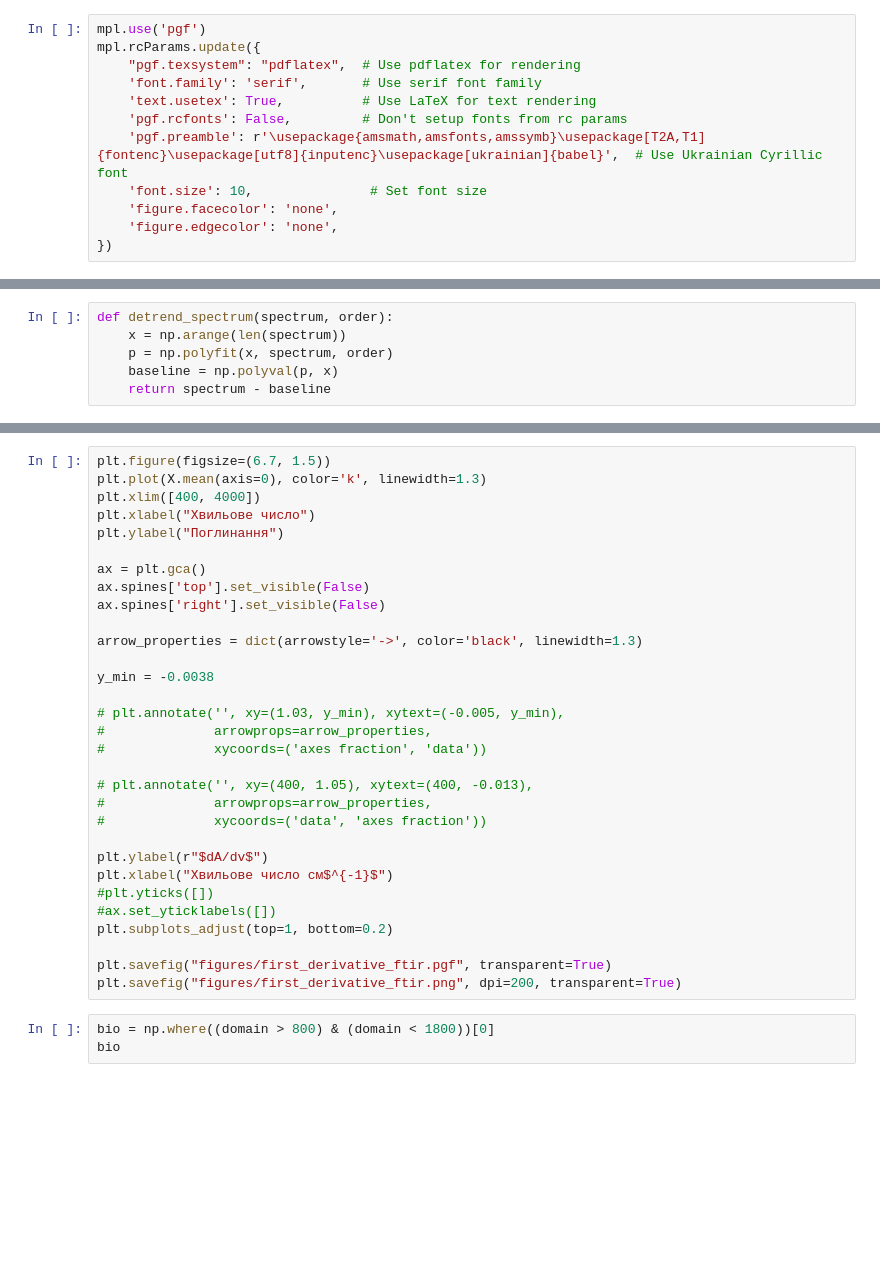
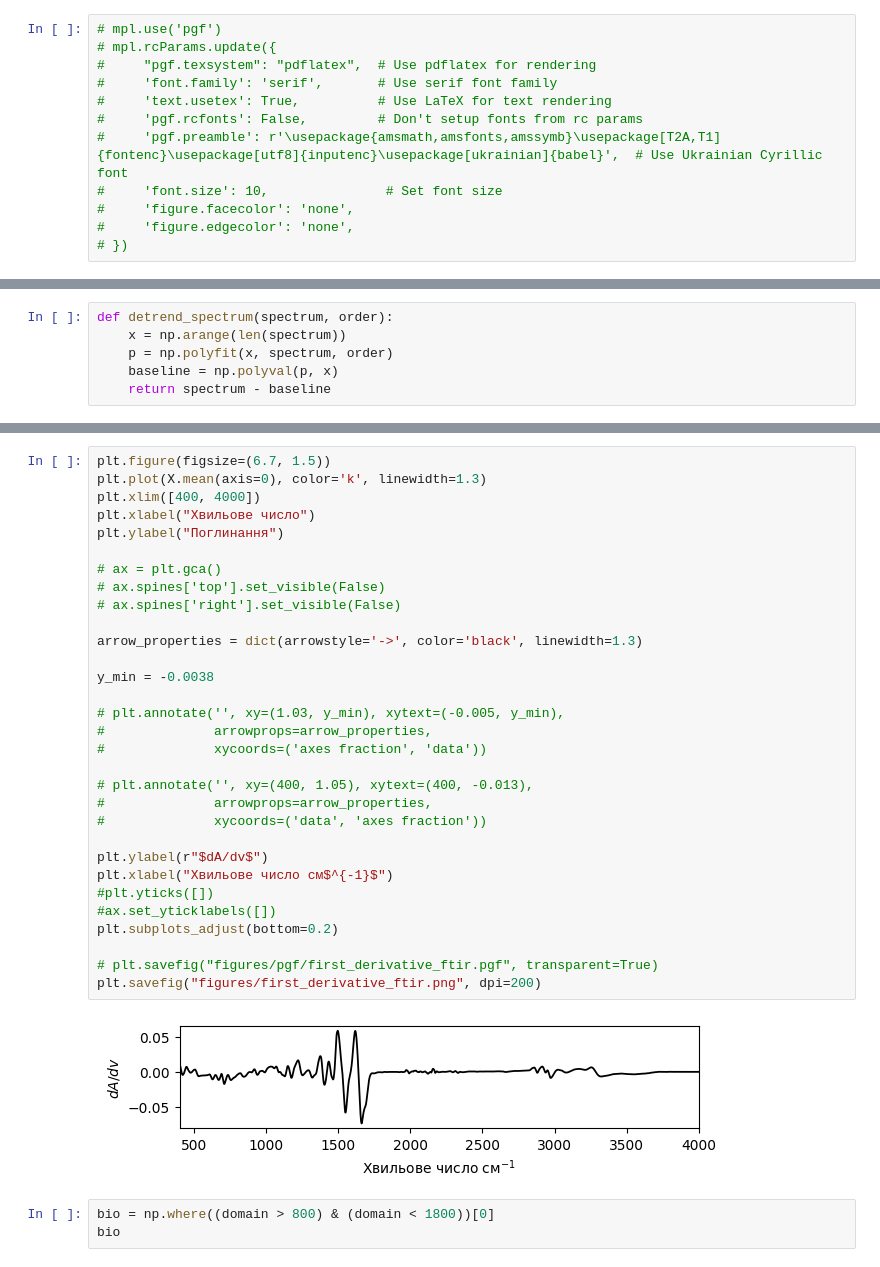
Before and after one commit to MelnychenkoM/hba1c_prediction, a Jupyter notebook: regression.ipynb, the cells around one changed output, grey strips where cells are left out. Cells and saved outputs as stored; diff of their text form; blank space fills up the shorter version.

```diff
--- a/regression.ipynb
+++ b/regression.ipynb
@@ -17,14 +17,14 @@ from sklearn.cross_decomposition import PLSRegression
 from sklearn.model_selection import cross_val_predict, train_test_split
 from sklearn.utils import shuffle
 # %%
-mpl.use('pgf')
-mpl.rcParams.update({
-    "pgf.texsystem": "pdflatex",  # Use pdflatex for rendering
-    'font.family': 'serif',       # Use serif font family
-    'text.usetex': True,          # Use LaTeX for text rendering
-    'pgf.rcfonts': False,         # Don't setup fonts from rc params
-    'pgf.preamble': r'\usepackage{amsmath,amsfonts,amssymb}\usepackage[T2A,T1]{fontenc}\usepackage[utf8]{inputenc}\usepackage[ukrainian]{babel}',  # Use Ukrainian Cyrillic font
-    'font.size': 10,               # Set font size
-    'figure.facecolor': 'none',
-    'figure.edgecolor': 'none',
-})
+# mpl.use('pgf')
+# mpl.rcParams.update({
+#     "pgf.texsystem": "pdflatex",  # Use pdflatex for rendering
+#     'font.family': 'serif',       # Use serif font family
+#     'text.usetex': True,          # Use LaTeX for text rendering
+#     'pgf.rcfonts': False,         # Don't setup fonts from rc params
+#     'pgf.preamble': r'\usepackage{amsmath,amsfonts,amssymb}\usepackage[T2A,T1]{fontenc}\usepackage[utf8]{inputenc}\usepackage[ukrainian]{babel}',  # Use Ukrainian Cyrillic font
+#     'font.size': 10,               # Set font size
+#     'figure.facecolor': 'none',
+#     'figure.edgecolor': 'none',
+# })
@@ -108,34 +113,36 @@ X.T.plot(legend=False)
 # %%
 plt.figure(figsize=(6.7, 1.5))
 plt.plot(X.mean(axis=0), color='k', linewidth=1.3)
 plt.xlim([400, 4000])
 plt.xlabel("Хвильове число")
 plt.ylabel("Поглинання")
 
-ax = plt.gca()
-ax.spines['top'].set_visible(False)
-ax.spines['right'].set_visible(False)
+# ax = plt.gca()
+# ax.spines['top'].set_visible(False)
+# ax.spines['right'].set_visible(False)
 
 arrow_properties = dict(arrowstyle='->', color='black', linewidth=1.3)
 
 y_min = -0.0038
 
 # plt.annotate('', xy=(1.03, y_min), xytext=(-0.005, y_min),
 #              arrowprops=arrow_properties,
 #              xycoords=('axes fraction', 'data'))
 
 # plt.annotate('', xy=(400, 1.05), xytext=(400, -0.013),
 #              arrowprops=arrow_properties,
 #              xycoords=('data', 'axes fraction'))
 
 plt.ylabel(r"$dA/dv$")
 plt.xlabel("Хвильове число см$^{-1}$")
 #plt.yticks([])
 #ax.set_yticklabels([])
-plt.subplots_adjust(top=1, bottom=0.2)
+plt.subplots_adjust(bottom=0.2)
 
-plt.savefig("figures/first_derivative_ftir.pgf", transparent=True)
-plt.savefig("figures/first_derivative_ftir.png", dpi=200, transparent=True)
+# plt.savefig("figures/pgf/first_derivative_ftir.pgf", transparent=True)
+plt.savefig("figures/first_derivative_ftir.png", dpi=200)
+# %% [output]
+[figure, added]
 # %%
 bio = np.where((domain > 800) & (domain < 1800))[0]
 bio
```
Also changed, not shown: parts of 6 cells of this notebook, 5 other files.
